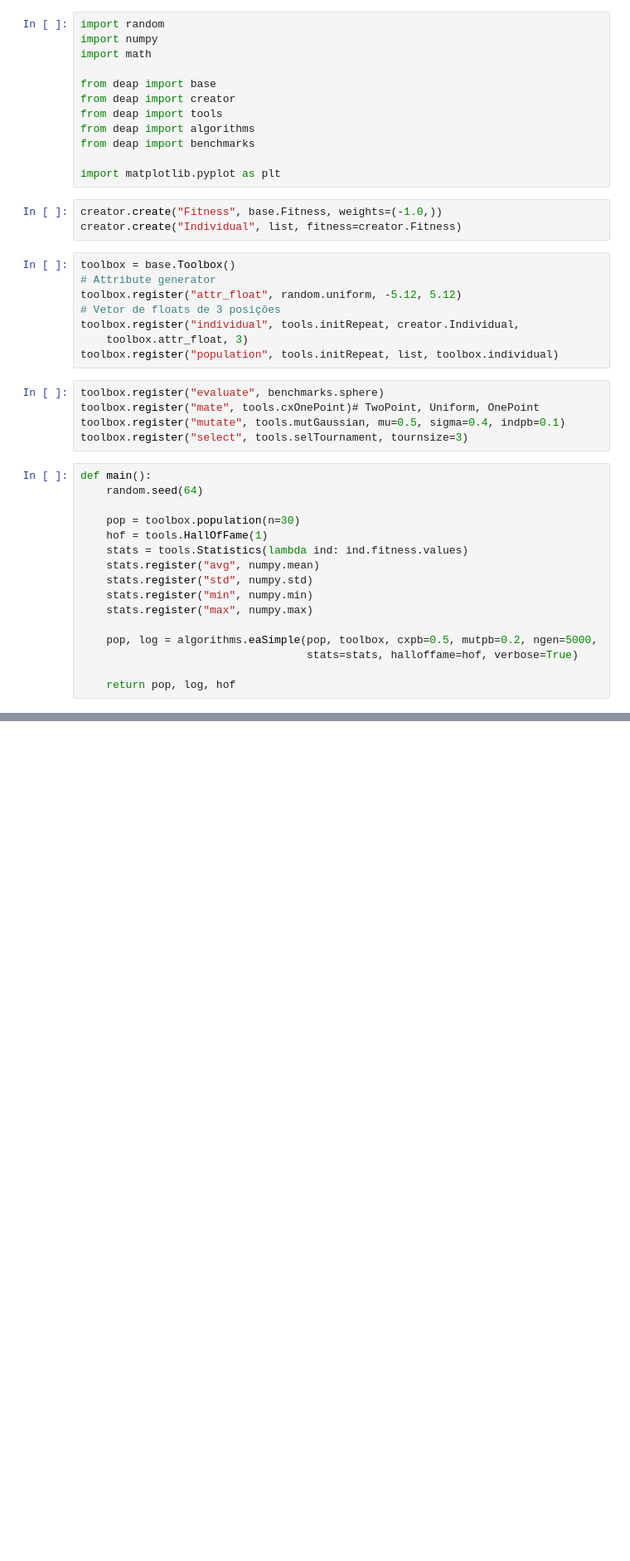
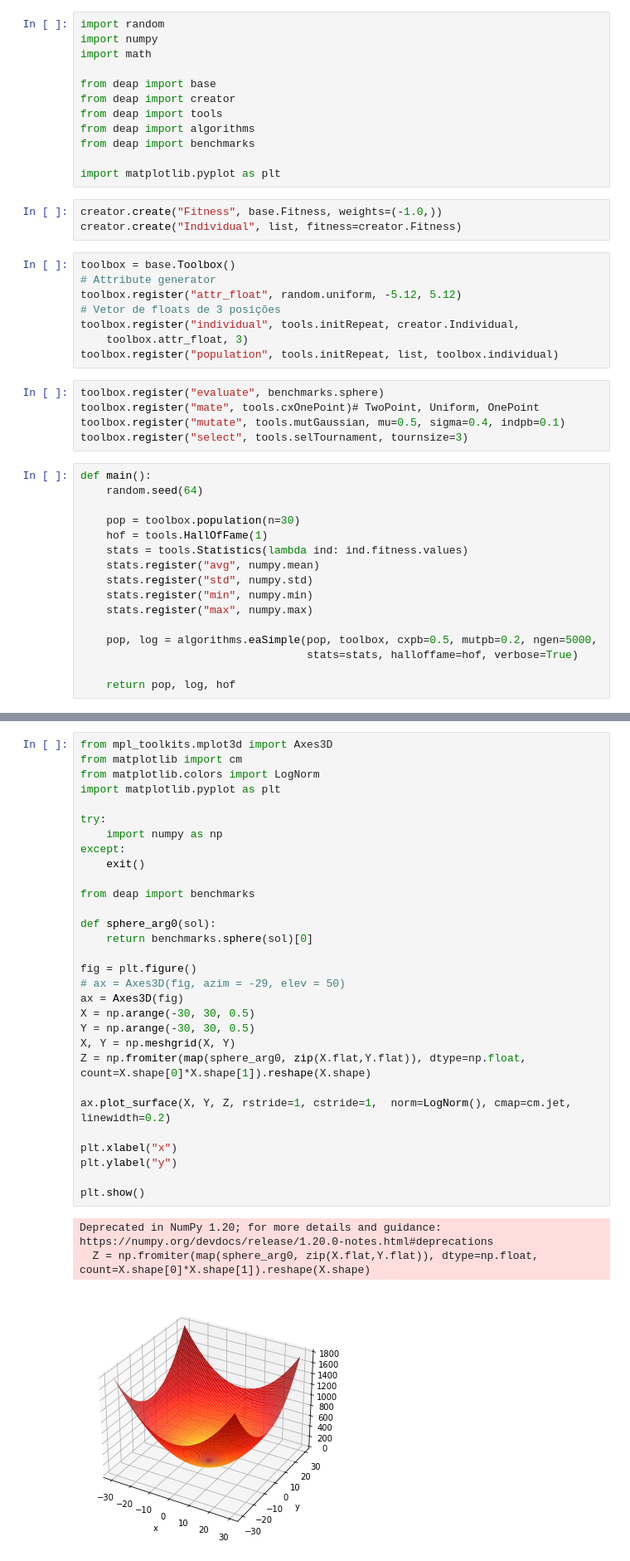
Before and after one commit to fabioafreitas/Computacao_Evolutiva, a Jupyter notebook: Atividades/ga_sphere/ga_sphere.ipynb, the cells around one changed output, grey strips where cells are left out. Shown: that part at 83% size. Saved outputs shown, nothing was run; the diff lists cells and outputs as text; blank space fills up the shorter version.

```diff
--- a/Atividades/ga_sphere/ga_sphere.ipynb
+++ b/Atividades/ga_sphere/ga_sphere.ipynb
@@ -81,0 +81,34 @@ AttributeError: 'AxesSubplot' object has no property 'xlabels'
+# %%
+from mpl_toolkits.mplot3d import Axes3D
+from matplotlib import cm
+from matplotlib.colors import LogNorm
+import matplotlib.pyplot as plt
+
+try:
+    import numpy as np
+except:
+    exit()
+
+from deap import benchmarks
+
+def sphere_arg0(sol):
+    return benchmarks.sphere(sol)[0]
+
+fig = plt.figure()
+# ax = Axes3D(fig, azim = -29, elev = 50)
+ax = Axes3D(fig)
+X = np.arange(-30, 30, 0.5)
+Y = np.arange(-30, 30, 0.5)
+X, Y = np.meshgrid(X, Y)
+Z = np.fromiter(map(sphere_arg0, zip(X.flat,Y.flat)), dtype=np.float, count=X.shape[0]*X.shape[1]).reshape(X.shape)
+
+ax.plot_surface(X, Y, Z, rstride=1, cstride=1,  norm=LogNorm(), cmap=cm.jet, linewidth=0.2)
+
+plt.xlabel("x")
+plt.ylabel("y")
+
+plt.show()
+# %% [output]
+Deprecated in NumPy 1.20; for more details and guidance: https://numpy.org/devdocs/release/1.20.0-notes.html#deprecations
+  Z = np.fromiter(map(sphere_arg0, zip(X.flat,Y.flat)), dtype=np.float, count=X.shape[0]*X.shape[1]).reshape(X.shape)
+[figure, added]
```
Also changed, not shown: parts of 1 cell of this notebook, 6 other files.
